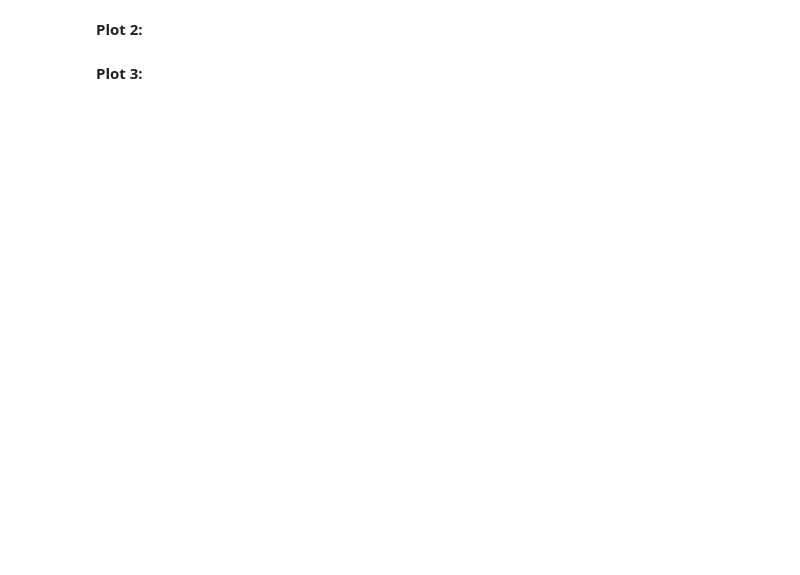
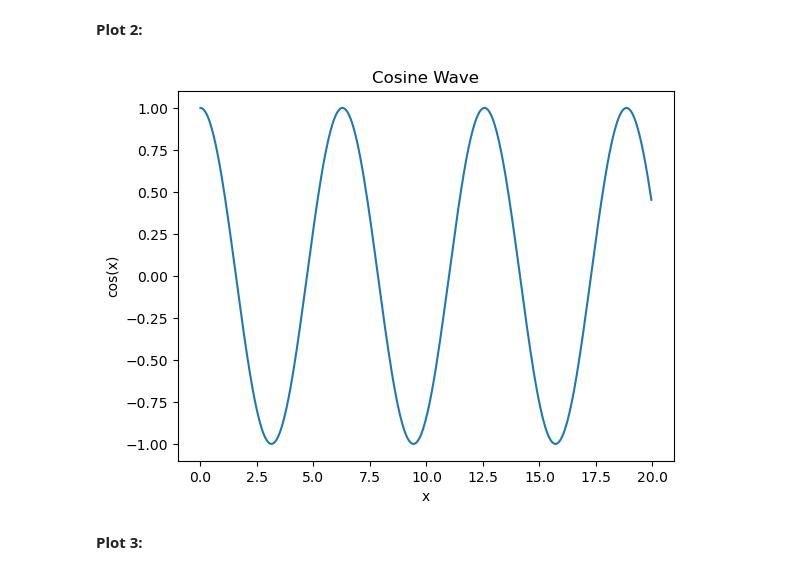
Before and after one commit to ehui-lab/ehui-boston, a Jupyter notebook: bu-cds-dx602/homework/week-09/homework.ipynb, the cells around one changed output. Drawn from its saved outputs; the diff is of its cells as text; code cells hidden in the pictures; blank space fills up the shorter version.

```diff
--- a/bu-cds-dx602/homework/week-09/homework.ipynb
+++ b/bu-cds-dx602/homework/week-09/homework.ipynb
@@ -136,2 +185,13 @@ Each chart should include a **title**, and the combined chart should include a *
+# %%
+# Values from 0 up to 20; a small step keeps the curve smooth.
+x = np.arange(0, 20, 0.05)
+cosine_wave = np.cos(x)
+plt.plot(x, cosine_wave)
+plt.title("Cosine Wave")
+plt.xlabel("x")
+plt.ylabel("cos(x)")
+plt.show()
+# %% [output]
+[figure, added]
 # %% [markdown]
 **Plot 3:**
```
Also changed, not shown: parts of 33 cells of this notebook, 4 other files.
